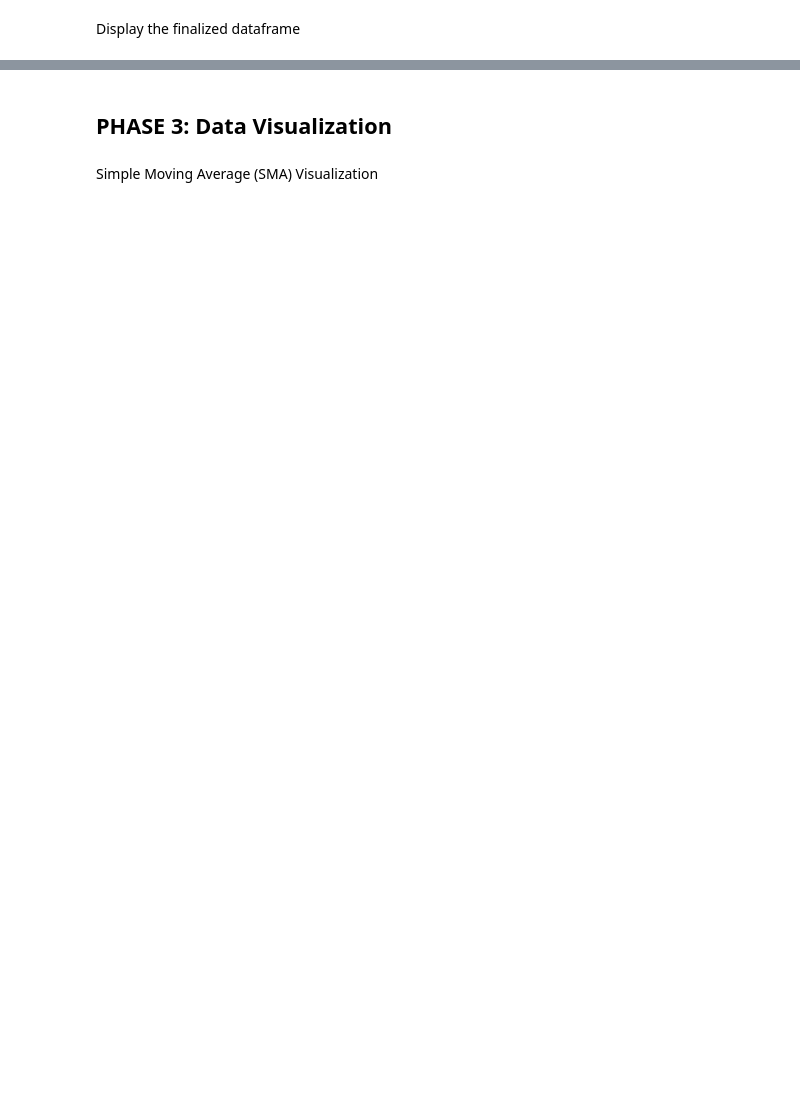
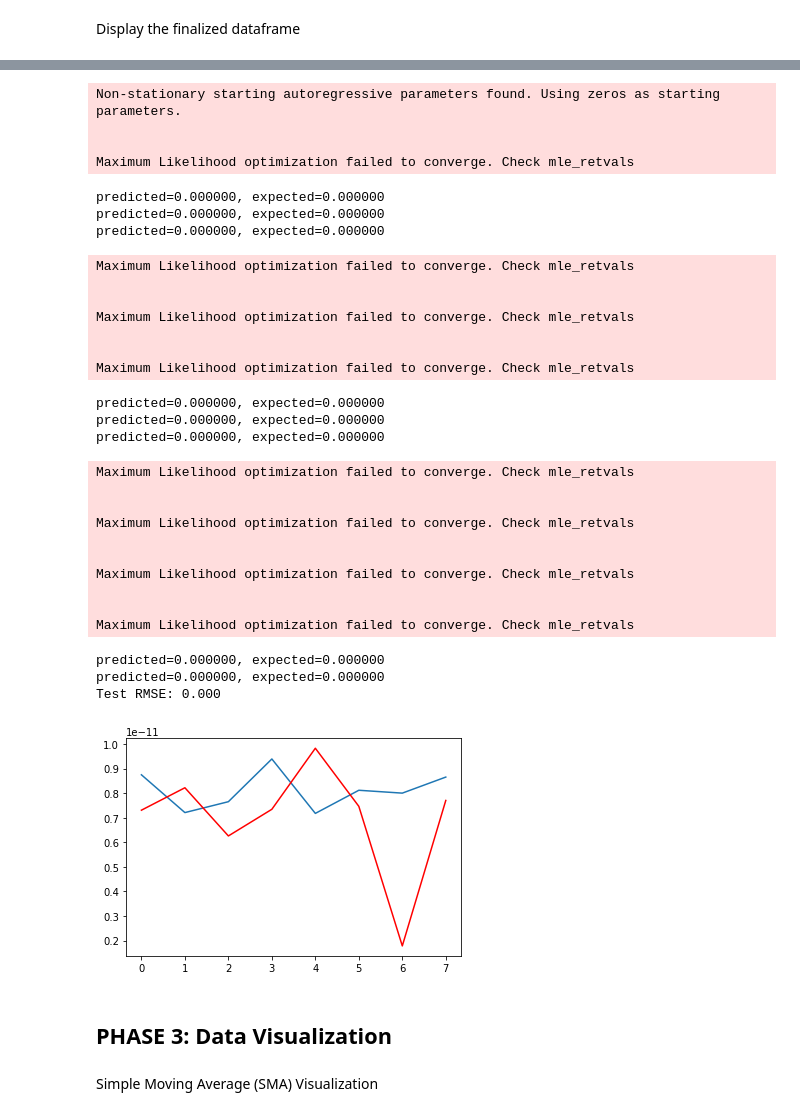
Before and after one commit to RocketEcosystem/analytics, a Jupyter notebook: rb_visuals.ipynb, the cells around one changed output, grey strips where cells are left out. Saved outputs shown, nothing was run; the diff lists cells and outputs as text; code cells hidden in the pictures; blank space fills up the shorter version.

```diff
--- a/rb_visuals.ipynb
+++ b/rb_visuals.ipynb
@@ -255,3 +315,59 @@ col_list
+# %%
+# split into train and test sets
+X = price_series
+size = int(len(X) * 0.66)
+train, test = X[0:size], X[size:len(X)]
+history = [x for x in train]
+predictions = list()
+# walk-forward validation
+for t in range(len(test)):
+	model = ARIMA(history, order=(5,1,0))
+	model_fit = model.fit()
+	output = model_fit.forecast()
+	yhat = output[0]
+	predictions.append(yhat)
+	obs = test[t]
+	history.append(obs)
+	print('predicted=%f, expected=%f' % (yhat, obs))
+# evaluate forecasts
+rmse = sqrt(mean_squared_error(test, predictions))
+print('Test RMSE: %.3f' % rmse)
+# plot forecasts against actual outcomes
+pyplot.plot(test)
+pyplot.plot(predictions, color='red')
+pyplot.show()
+# %% [output]
+Non-stationary starting autoregressive parameters found. Using zeros as starting parameters.
+
+
+Maximum Likelihood optimization failed to converge. Check mle_retvals
+predicted=0.000000, expected=0.000000
+predicted=0.000000, expected=0.000000
+predicted=0.000000, expected=0.000000
+Maximum Likelihood optimization failed to converge. Check mle_retvals
+
+
+Maximum Likelihood optimization failed to converge. Check mle_retvals
+
+
+Maximum Likelihood optimization failed to converge. Check mle_retvals
+predicted=0.000000, expected=0.000000
+predicted=0.000000, expected=0.000000
+predicted=0.000000, expected=0.000000
+Maximum Likelihood optimization failed to converge. Check mle_retvals
+
+
+Maximum Likelihood optimization failed to converge. Check mle_retvals
+
+
+Maximum Likelihood optimization failed to converge. Check mle_retvals
+
+
+Maximum Likelihood optimization failed to converge. Check mle_retvals
+predicted=0.000000, expected=0.000000
+predicted=0.000000, expected=0.000000
+Test RMSE: 0.000
+[figure, added]
 # %% [markdown]
 ## PHASE 3: Data Visualization
 # %% [markdown]
```
Also changed, not shown: parts of 11 cells of this notebook.
